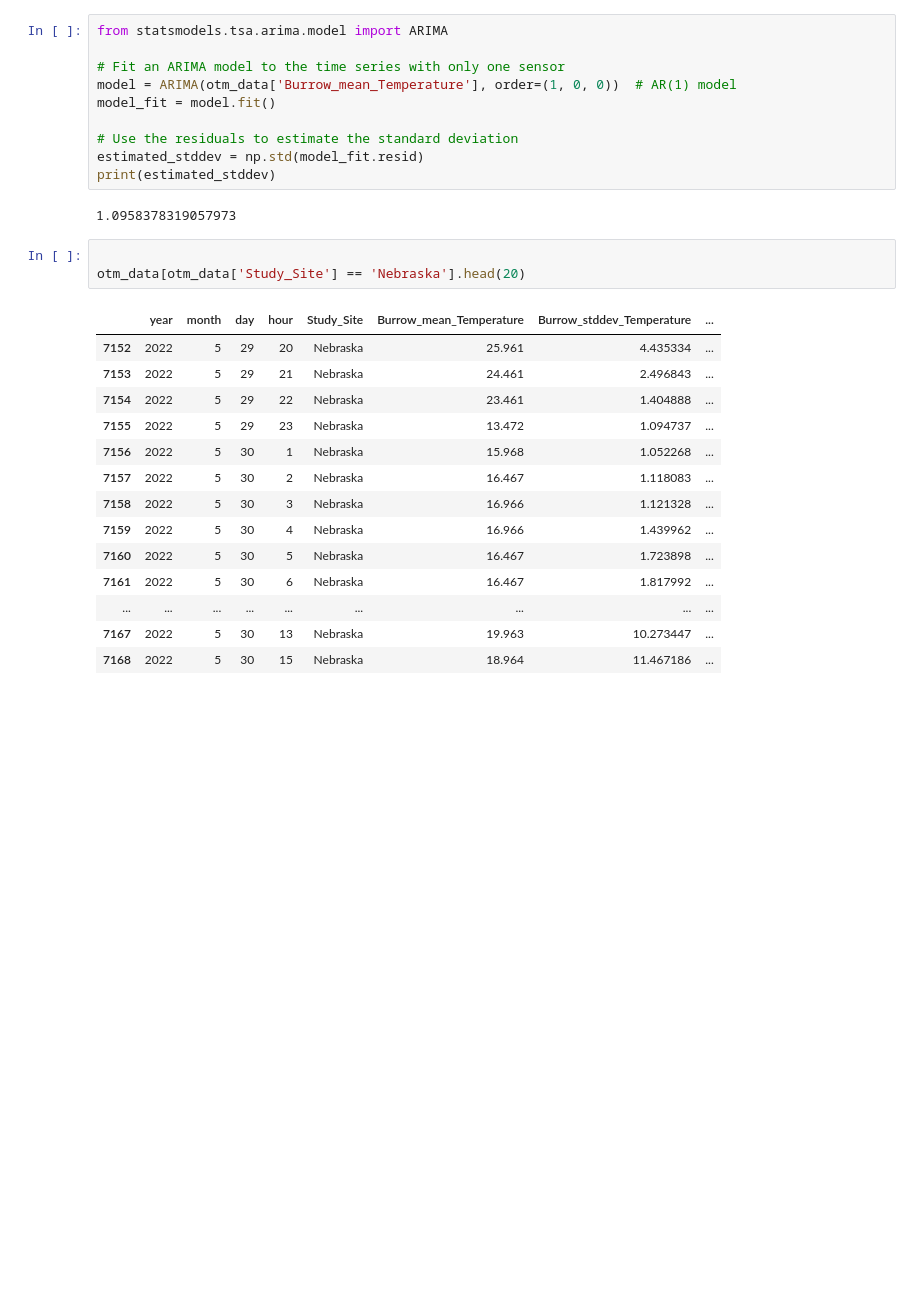
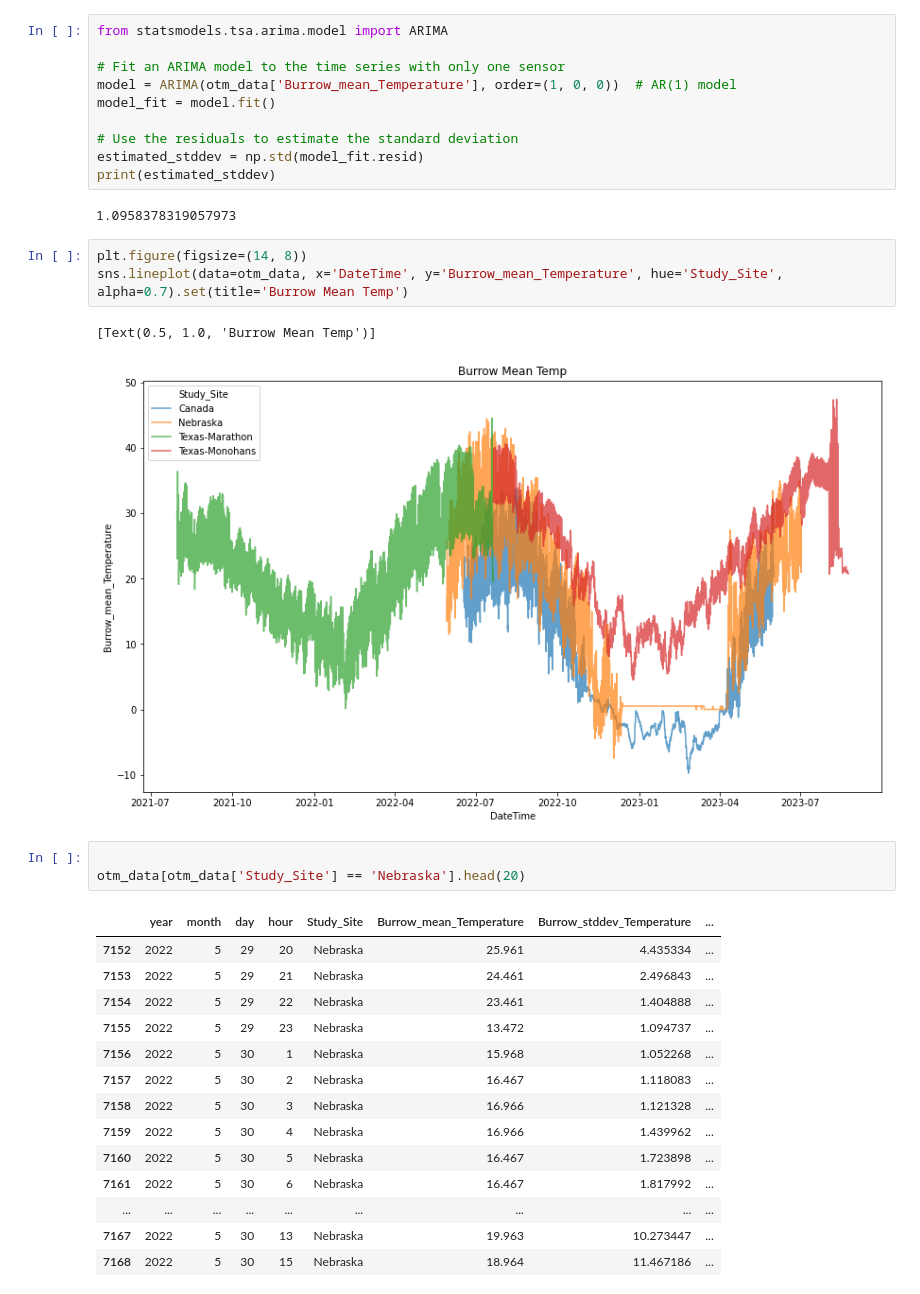
Before and after one commit to michaelremington2/therma_sim, a Jupyter notebook: src/therma_sim/get_data.ipynb, the cells around one changed output. Saved outputs shown, nothing was run; the diff lists cells and outputs as text; blank space fills up the shorter version.

```diff
--- a/src/therma_sim/get_data.ipynb
+++ b/src/therma_sim/get_data.ipynb
@@ -182,6 +175,12 @@ estimated_stddev = np.std(model_fit.resid)
 print(estimated_stddev)
 # %% [output]
 1.0958378319057973
+# %%
+plt.figure(figsize=(14, 8))
+sns.lineplot(data=otm_data, x='DateTime', y='Burrow_mean_Temperature', hue='Study_Site', alpha=0.7).set(title='Burrow Mean Temp')
+# %% [output]
+[Text(0.5, 1.0, 'Burrow Mean Temp')]
+[figure, added]
 # %%
 
 otm_data[otm_data['Study_Site'] == 'Nebraska'].head(20)
```
Also changed, not shown: parts of 7 cells of this notebook, 7 other files.
